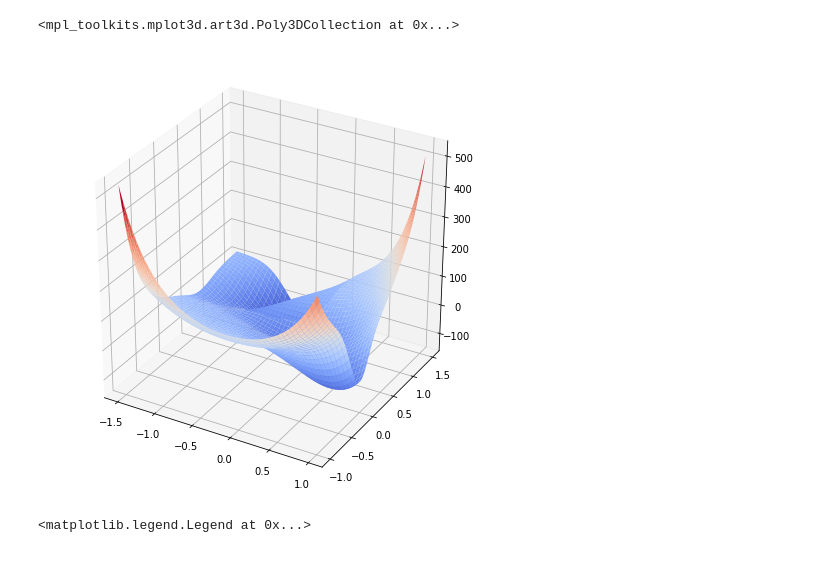
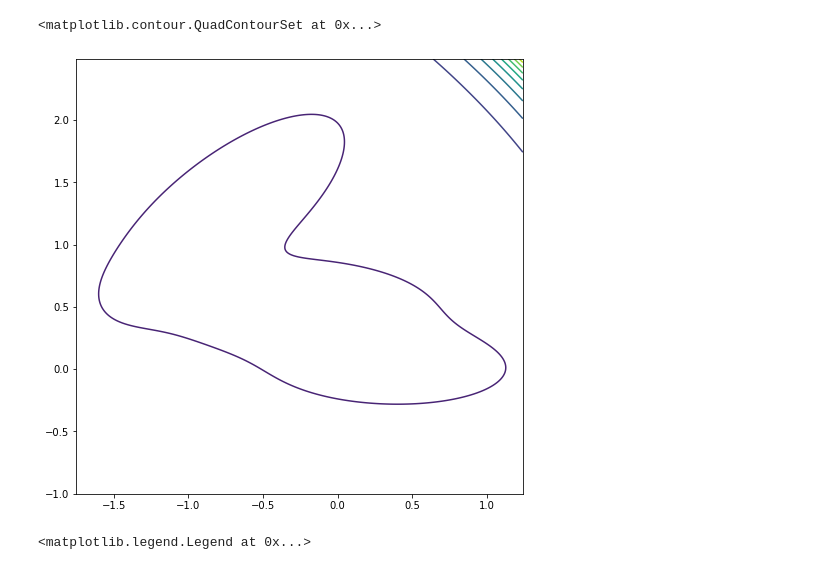
Before and after one commit to chewycharis/work-in-dinner-group-2019, a Jupyter notebook: DGA-Perturbation/jupyter-notebooks/Muller-Brown Potential .ipynb, the cells around one changed output. Drawn from its saved outputs; the diff is of its cells as text; code cells hidden in the pictures.

```diff
--- a/DGA-Perturbation/jupyter-notebooks/Muller-Brown Potential .ipynb
+++ b/DGA-Perturbation/jupyter-notebooks/Muller-Brown Potential .ipynb
@@ -58,17 +58,18 @@ def muller_brown_force(x,y,perturb=None):
 # %%
 #plot unperturbed potential
 fig=plt.figure(figsize=(8,8))
-ax=fig.add_subplot(111,projection="3d")
+ax=fig.add_subplot(111)
 
-X=np.arange(-1.5,1,1/100)
-Y=np.arange(-1,1.5,1/100)
+X=np.arange(-1.75,1.25,1/100)
+Y=np.arange(-1,2.5,1/100)
 X, Y = np.meshgrid(X, Y)
 Z=np.array(muller_brown_potential(np.ravel(X), np.ravel(Y)))
 Z = Z.reshape(X.shape)
-ax.plot_surface(X,Y,Z,cmap=cm.coolwarm)
+#ax.plot_surface(X,Y,Z,cmap=cm.coolwarm)
+ax.contour(X, Y, Z, 10, linestyles="solid")
 # %% [output]
-<mpl_toolkits.mplot3d.art3d.Poly3DCollection at 0x...>
+<matplotlib.contour.QuadContourSet at 0x...>
-[figure, old version]
+[figure, new version]
 # %%
 #reference: https://doi.org/10.1080/00268978800101881
 
```
Also changed, not shown: 52 other files.
